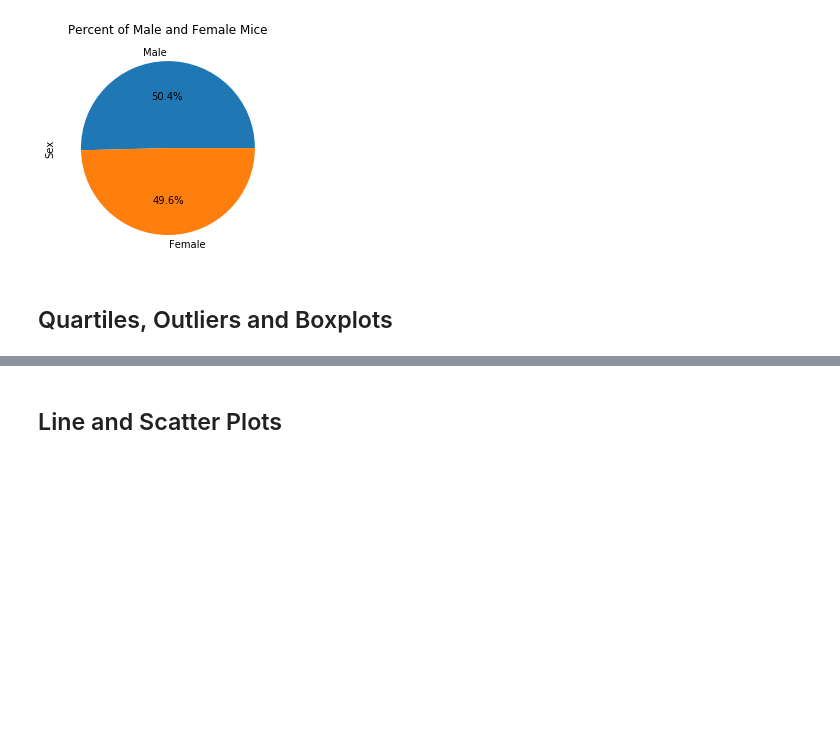
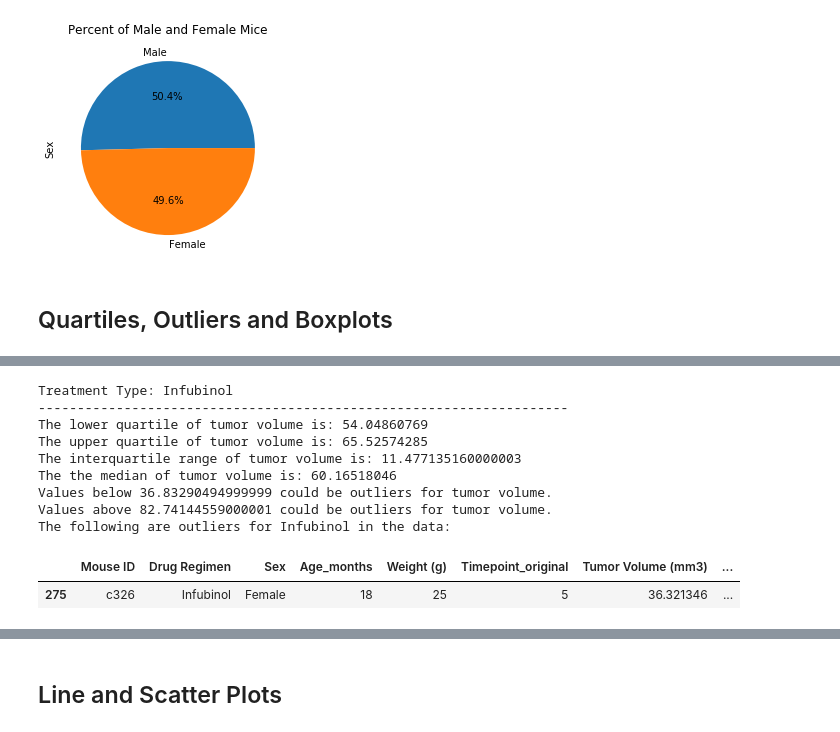
Before and after one commit to Autonomousse/Matplotlib-Cancer-Study, a Jupyter notebook: Pymaceuticals/pymaceuticals.ipynb, the cells around one changed output, grey strips where cells are left out. Saved outputs shown, nothing was run; the diff lists cells and outputs as text; code cells hidden in the pictures; blank space fills up the shorter version.

```diff
--- a/Pymaceuticals/pymaceuticals.ipynb
+++ b/Pymaceuticals/pymaceuticals.ipynb
@@ -317,0 +393,42 @@ tumor_vol = []
+# %%
+# Calculate the IQR and quantitatively determine if there are any potential outliers
+# Print out the outliers
+# Calculate upper and lower bounds and print out the results
+'''-----------'''
+''' INFUBINOL '''
+'''-----------'''
+infubinol_quartiles = infubinol["Tumor Volume (mm3)"].quantile([0.25, 0.5, 0.75])
+infubinol_lowerq = infubinol_quartiles[0.25]
+infubinol_upperq = infubinol_quartiles[0.75]
+infubinol_iqr = infubinol_upperq - infubinol_lowerq
+infubinol_lower_bound = infubinol_lowerq - (1.5*infubinol_iqr)
+infubinol_upper_bound = infubinol_upperq + (1.5*infubinol_iqr)
+
+print("Treatment Type: Infubinol")
+print("--------------------------------------------------------------------")
+print(f"The lower quartile of tumor volume is: {infubinol_lowerq}")
+print(f"The upper quartile of tumor volume is: {infubinol_upperq}")
+print(f"The interquartile range of tumor volume is: {infubinol_iqr}")
+print(f"The the median of tumor volume is: {infubinol_quartiles[0.5]} ")
+print(f"Values below {infubinol_lower_bound} could be outliers for tumor volume.")
+print(f"Values above {infubinol_upper_bound} could be outliers for tumor volume.")
+
+infubinol_outliers = infubinol.loc[(infubinol["Tumor Volume (mm3)"] < infubinol_lower_bound) | (infubinol["Tumor Volume (mm3)"] > infubinol_upper_bound)]
+
+if infubinol_outliers.empty:
+    print("There are no outliers for Infubinol in the data.")
+else:
+    print("The following are outliers for Infubinol in the data:")
+infubinol_outliers
+# %% [output]
+Treatment Type: Infubinol
+--------------------------------------------------------------------
+The lower quartile of tumor volume is: 54.04860769
+The upper quartile of tumor volume is: 65.52574285
+The interquartile range of tumor volume is: 11.477135160000003
+The the median of tumor volume is: 60.16518046
+Values below 36.83290494999999 could be outliers for tumor volume.
+Values above 82.74144559000001 could be outliers for tumor volume.
+The following are outliers for Infubinol in the data:
+|  | Mouse ID | Drug Regimen | Sex | Age_months | Weight (g) | Timepoint_original | Tumor Volume (mm3) | ... |
+| 275 | c326 | Infubinol | Female | 18 | 25 | 5 | 36.321346 | ... |
```
Also changed, not shown: parts of 6 cells of this notebook.
